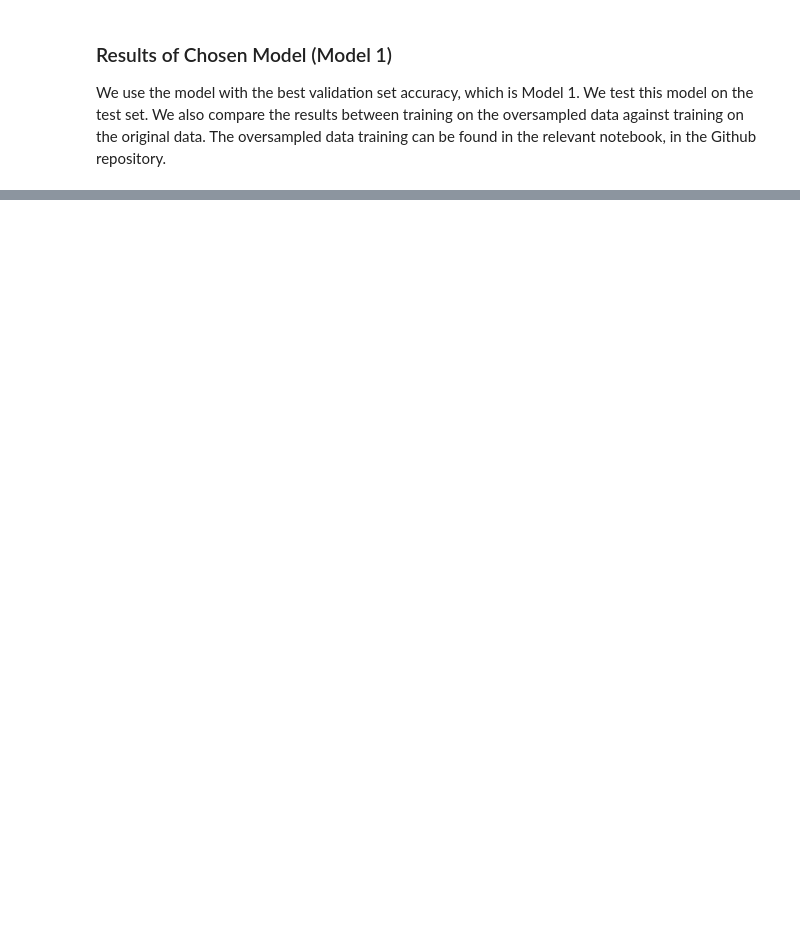
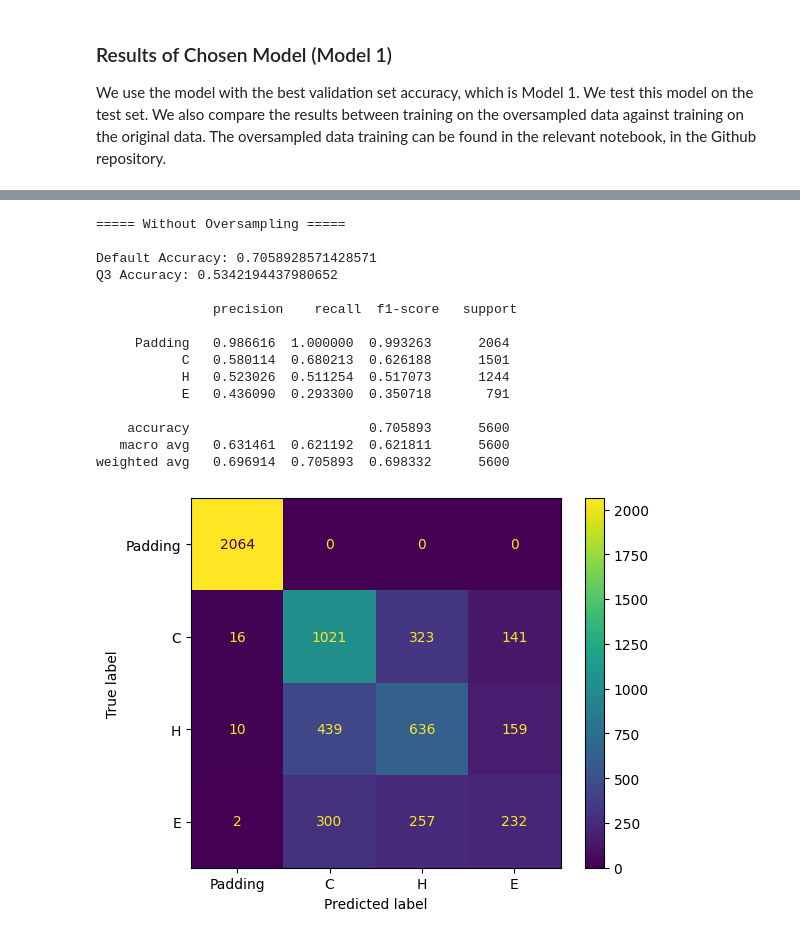
Before and after one commit to JasonLiang19/CAP5510-Capstone, a Jupyter notebook: nn_model.ipynb, the cells around one changed output, grey strips where cells are left out. Saved outputs shown, nothing was run; the diff lists cells and outputs as text; code cells hidden in the pictures; blank space fills up the shorter version.

Commit message:
evaluating NN on CASP14

```diff
--- a/nn_model.ipynb
+++ b/nn_model.ipynb
@@ -440,0 +462,15 @@ weighted avg   0.751162  0.757642  0.750880    105600
+# %%
+# load model, ensure k-mers match
+
+# Define or import your custom function
+@register_keras_serializable()
+def q3_acc(y_true, y_pred):
+    y = tf.argmax(y_true, axis=-1)
+    y_ = tf.argmax(y_pred, axis=-1)
+    mask = tf.greater(y, 0)
+    return K.cast(K.equal(tf.boolean_mask(y, mask), tf.boolean_mask(y_, mask)), K.floatx())
+
+model = tf.keras.models.load_model('models/model_2.keras', custom_objects={'q3_acc': q3_acc})
+# %%
+# Predict test set
+y_pred_CASP = model.predict(X_CASP)
@@ -440,0 +479,37 @@ weighted avg   0.751162  0.757642  0.750880    105600
+# %%
+y_CASP_hot = to_categorical(y_CASP)
+converted_hot_CASP = tf.argmax(y_CASP_hot, axis = -1).numpy()
+converted_pred_CASP = tf.argmax(y_pred_CASP, axis = -1).numpy()
+
+print("===== Without Oversampling =====\n")
+
+# Output useful metrics
+
+print(f"Default Accuracy: {accuracy_score(converted_hot_CASP.flatten(), converted_pred_CASP.flatten())}")
+print(f"Q3 Accuracy: {q3_num(q3_acc(y_CASP_hot, y_pred_CASP))}")
+print("\n", classification_report(converted_hot_CASP.flatten(), converted_pred_CASP.flatten(), target_names = ["Padding", "C", "H", "E"], digits = 6))
+
+# Create and display confusion matrix
+
+cm1 = confusion_matrix(converted_hot_CASP.flatten(), converted_pred_CASP.flatten())
+disp1 = ConfusionMatrixDisplay(confusion_matrix = cm1, display_labels = ["Padding", "C", "H", "E"])
+disp1.plot()
+disp1.figure_.savefig("data/results/CASP_nn_test_matrix.png")
+plt.show()
+# %% [output]
+===== Without Oversampling =====
+
+Default Accuracy: 0.7058928571428571
+Q3 Accuracy: 0.5342194437980652
+
+               precision    recall  f1-score   support
+
+     Padding   0.986616  1.000000  0.993263      2064
+           C   0.580114  0.680213  0.626188      1501
+           H   0.523026  0.511254  0.517073      1244
+           E   0.436090  0.293300  0.350718       791
+
+    accuracy                       0.705893      5600
+   macro avg   0.631461  0.621192  0.621811      5600
+weighted avg   0.696914  0.705893  0.698332      5600
+[figure, added]
```
Also changed, not shown: parts of 13 cells of this notebook, 15 other files.
